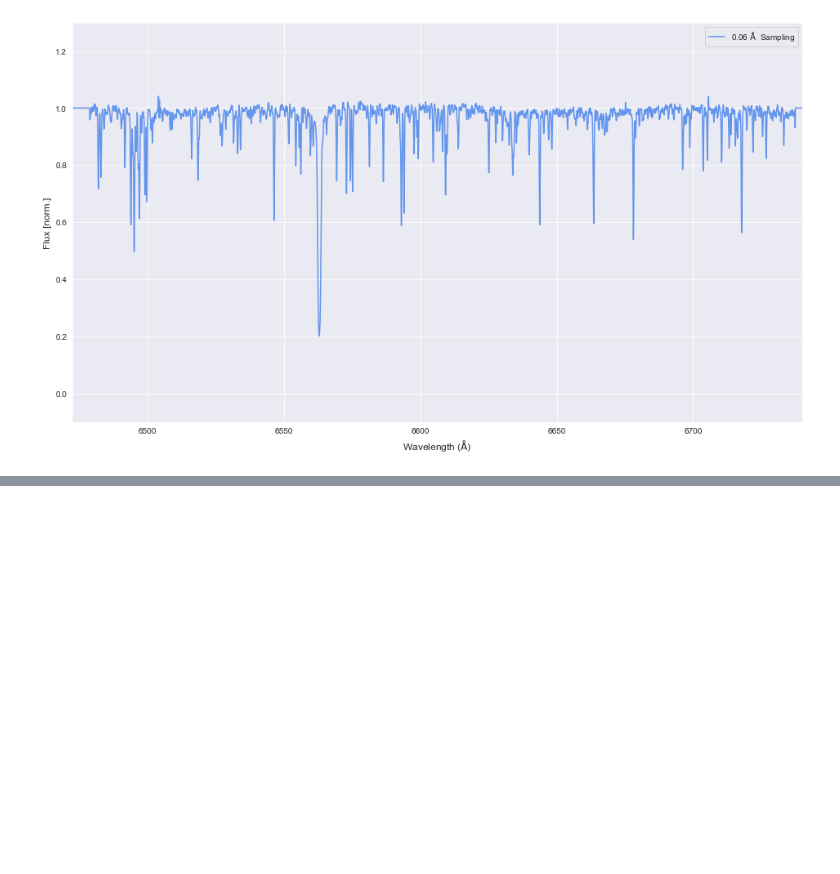
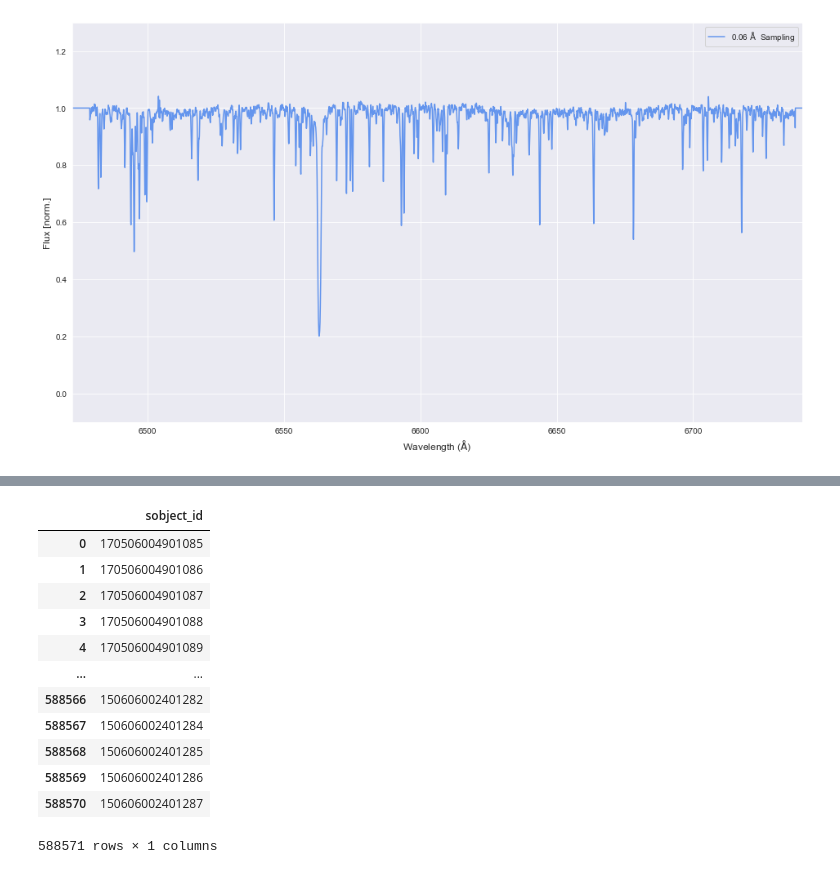
Before and after one commit to PravNJ/galah-file-read-test, a Jupyter notebook: resample-galah-spectra.ipynb, the cells around one changed output, grey strips where cells are left out. Saved outputs shown, nothing was run; the diff lists cells and outputs as text; code cells hidden in the pictures; blank space fills up the shorter version.

Commit message:
testing useful sobjects with normal spectra

```diff
--- a/resample-galah-spectra.ipynb
+++ b/resample-galah-spectra.ipynb
@@ -138,0 +171,18 @@ plt.show()
+# %%
+df_full= pd.read_csv("C:/Users/pravn/Dropbox/masters/python-code/galah-file-read-test/data/GALAH_all_sobject_ids.csv")
+# %%
+df_full.drop(['Unnamed: 0'], axis=1)
+# %% [output]
+|  | sobject_id |
+| 0 | 170506004901085 |
+| 1 | 170506004901086 |
+| 2 | 170506004901087 |
+| 3 | 170506004901088 |
+| 4 | 170506004901089 |
+| ... | ... |
+| 588566 | 150606002401282 |
+| 588567 | 150606002401284 |
+| 588568 | 150606002401285 |
+| 588569 | 150606002401286 |
+| 588570 | 150606002401287 |
+588571 rows × 1 columns
```
Also changed, not shown: parts of 14 cells of this notebook, 1 other file.
